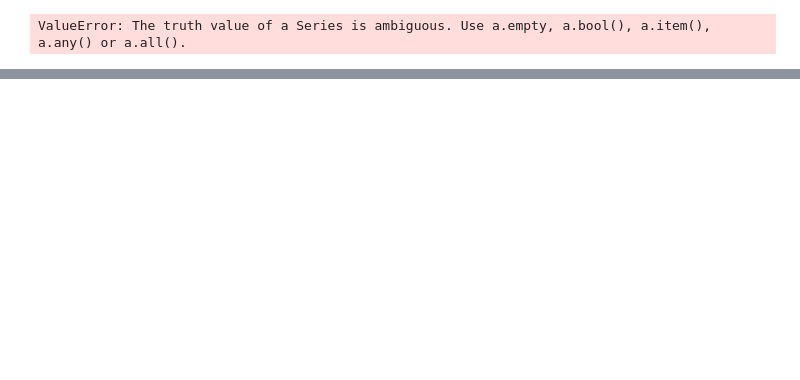
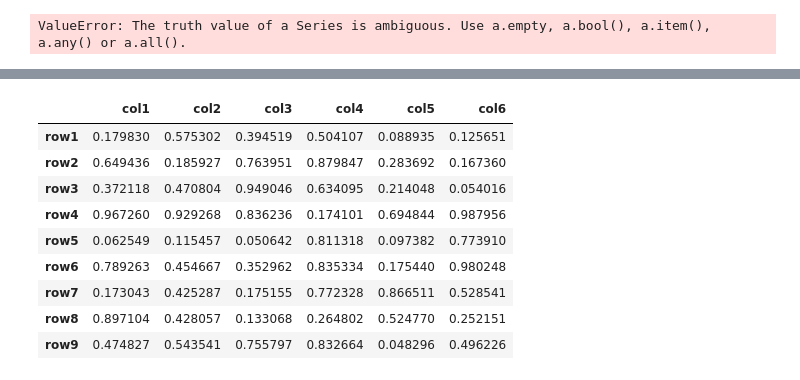
Before and after one commit to mdnaim2004/Reinforcement_Learning, a Jupyter notebook: Pandas/pandas2.ipynb, the cells around one changed output, grey strips where cells are left out. Cells and saved outputs as stored; diff of their text form; code cells hidden in the pictures; blank space fills up the shorter version.

```diff
--- a/Pandas/pandas2.ipynb
+++ b/Pandas/pandas2.ipynb
@@ -197,0 +197,13 @@ df[df['col1'] > 0.8]
+# %%
+df
+# %% [output]
+|  | col1 | col2 | col3 | col4 | col5 | col6 |
+| row1 | 0.179830 | 0.575302 | 0.394519 | 0.504107 | 0.088935 | 0.125651 |
+| row2 | 0.649436 | 0.185927 | 0.763951 | 0.879847 | 0.283692 | 0.167360 |
+| row3 | 0.372118 | 0.470804 | 0.949046 | 0.634095 | 0.214048 | 0.054016 |
+| row4 | 0.967260 | 0.929268 | 0.836236 | 0.174101 | 0.694844 | 0.987956 |
+| row5 | 0.062549 | 0.115457 | 0.050642 | 0.811318 | 0.097382 | 0.773910 |
+| row6 | 0.789263 | 0.454667 | 0.352962 | 0.835334 | 0.175440 | 0.980248 |
+| row7 | 0.173043 | 0.425287 | 0.175155 | 0.772328 | 0.866511 | 0.528541 |
+| row8 | 0.897104 | 0.428057 | 0.133068 | 0.264802 | 0.524770 | 0.252151 |
+| row9 | 0.474827 | 0.543541 | 0.755797 | 0.832664 | 0.048296 | 0.496226 |
```
Also changed, not shown: parts of 16 cells of this notebook.
